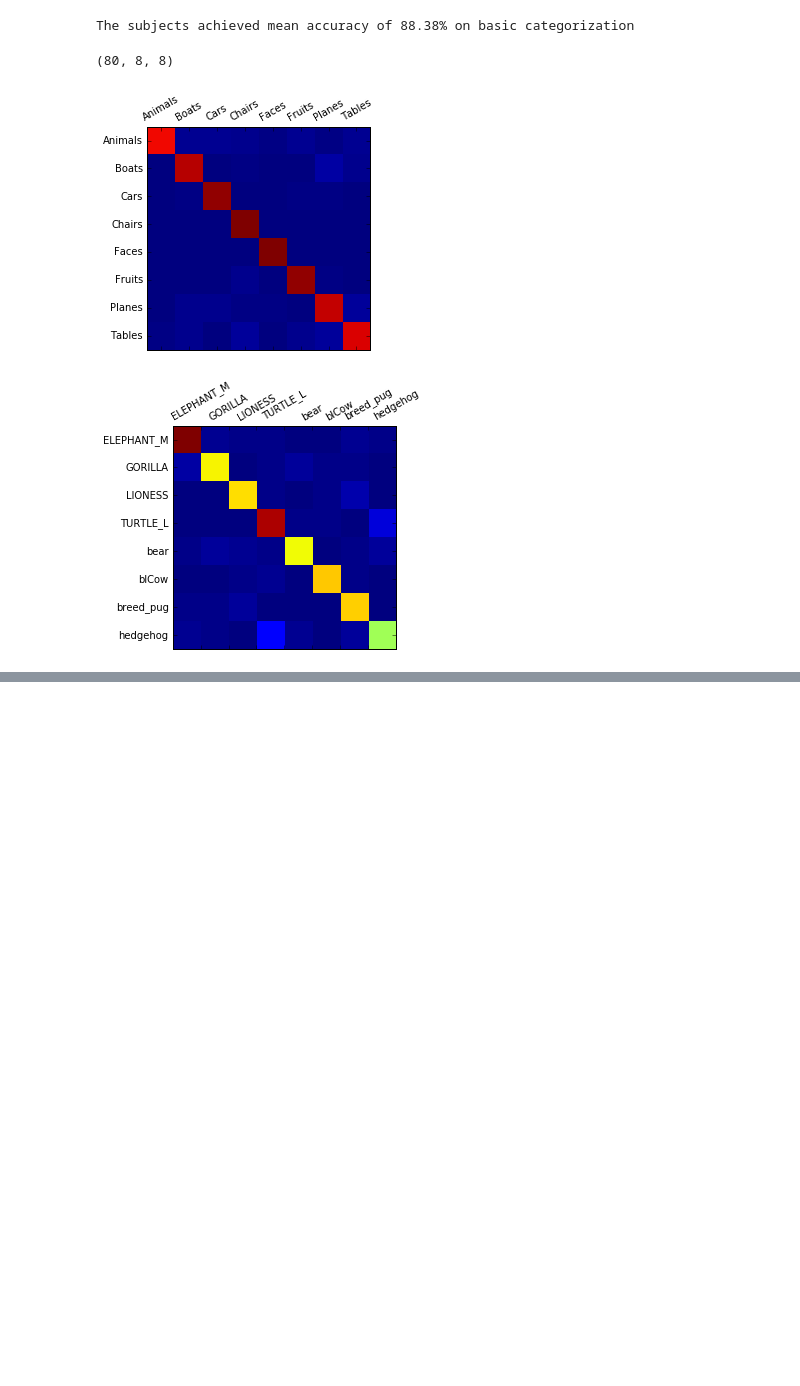
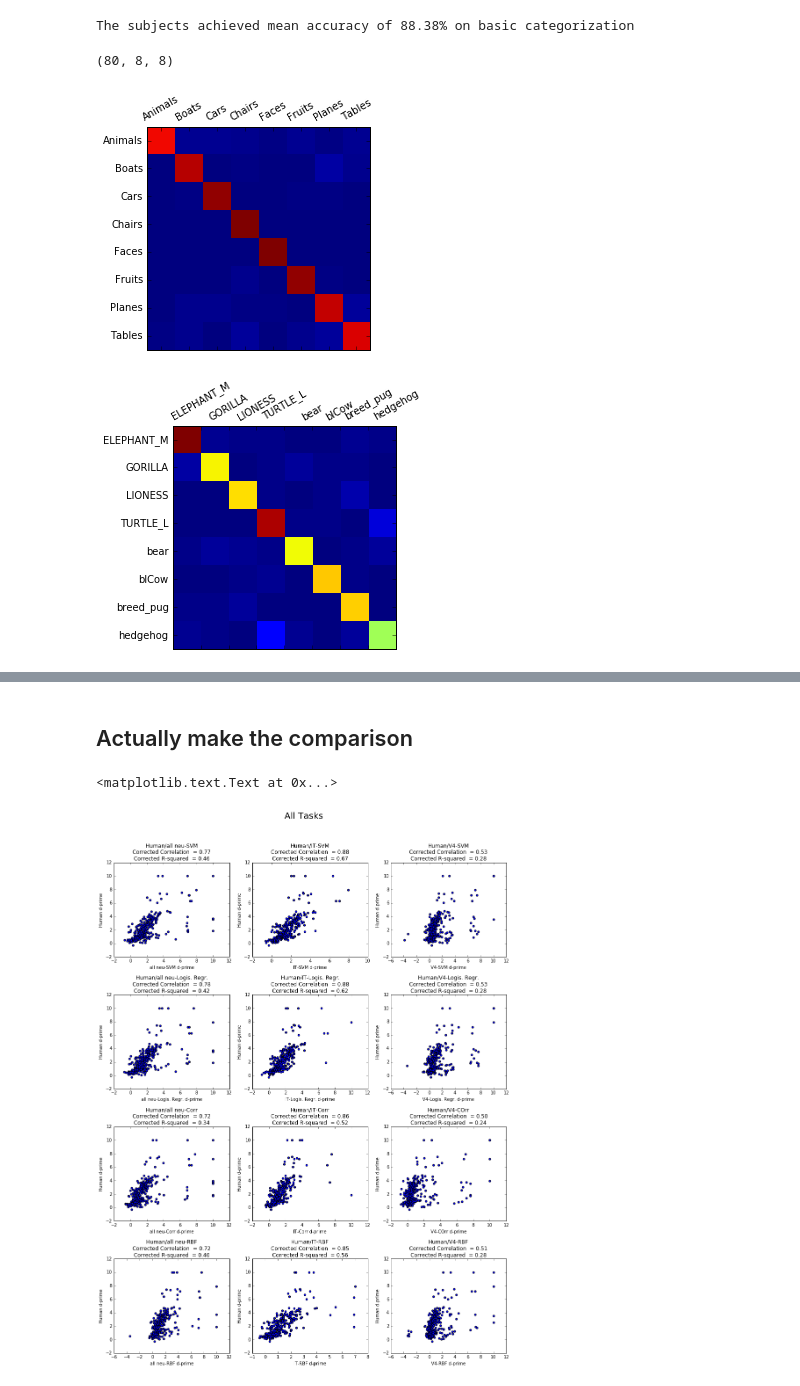
Before and after one commit to neuroailab/psych253, a Jupyter notebook: Lecture6.ipynb, the cells around one changed output, grey strips where cells are left out. Drawn from its saved outputs; the diff is of its cells as text; code cells hidden in the pictures; blank space fills up the shorter version.

```diff
--- a/Lecture6.ipynb
+++ b/Lecture6.ipynb
@@ -119,7 +137,7 @@ human_confmats = {}
 for expname, exp_goal in expnames:
     if 'Basic' in expname:
         ucats = unique_categories
-    else:ma
+    else:
         catn = expname.split('_')[0]
         ucats = objects_by_category[catn]
     preds = Behavioral_Dataset[expname]['chosen']
@@ -193,0 +289,4 @@ def split_half_correlation(datas_by_trial, num_splits, aggfunc=idfunc, statfunc=
+# %%
+def rsquared(v1, v2):
+    w, b, r, p, ser = stats.linregress(v1, v2)
+    return r**2
@@ -357,0 +466,20 @@ plt.xlabel('V4 Neural d-prime'); plt.ylabel('Human d-prime')
+# %%
+neural_results_LR = tabulate_results(Neural_Data,
+                                     LogisticRegression,
+                                     {'solver': 'saga',
+                                            'C': 1e-2,
+                                            'multi_class': 'multinomial'})
+
+IT_neural_results_LR = tabulate_results(IT_Neural_Data,
+                                     LogisticRegression,
+                                     {'solver': 'saga',
+                                            'C': 1e-2,
+                                            'multi_class': 'multinomial'},
+                                     toprint=False)
+
+V4_neural_results_LR = tabulate_results(V4_Neural_Data,
+                                     LogisticRegression,
+                                     {'solver': 'saga',
+                                            'C': 1e-2,
+                                            'multi_class': 'multinomial'},
+                                       toprint=False)
@@ -357,0 +509,14 @@ plt.xlabel('V4 Neural d-prime'); plt.ylabel('Human d-prime')
+# %%
+neural_results_RBF = tabulate_results(Neural_Data,
+                                     SVC,
+                                     {'C': pretty_good_cval,
+                                      'kernel': 'rbf'},
+                                      toprint=True)
+
+IT_neural_results_RBF = tabulate_results(IT_Neural_Data,
+                                     SVC,
+                                     {'C': pretty_good_cval})
+
+V4_neural_results_RBF = tabulate_results(V4_Neural_Data,
+                                     SVC,
+                                     {'C': pretty_good_cval})
@@ -357,0 +541,2 @@ plt.xlabel('V4 Neural d-prime'); plt.ylabel('Human d-prime')
+# %% [markdown]
+## Actually make the comparison
@@ -357,0 +638,7 @@ plt.xlabel('V4 Neural d-prime'); plt.ylabel('Human d-prime')
+# %%
+keys = human_confmats.keys()
+analyze_relationship(keys)
+plt.suptitle('All Tasks', fontsize=20)
+# %% [output]
+<matplotlib.text.Text at 0x...>
+[figure, added]
```
Also changed, not shown: parts of 40 cells of this notebook.
